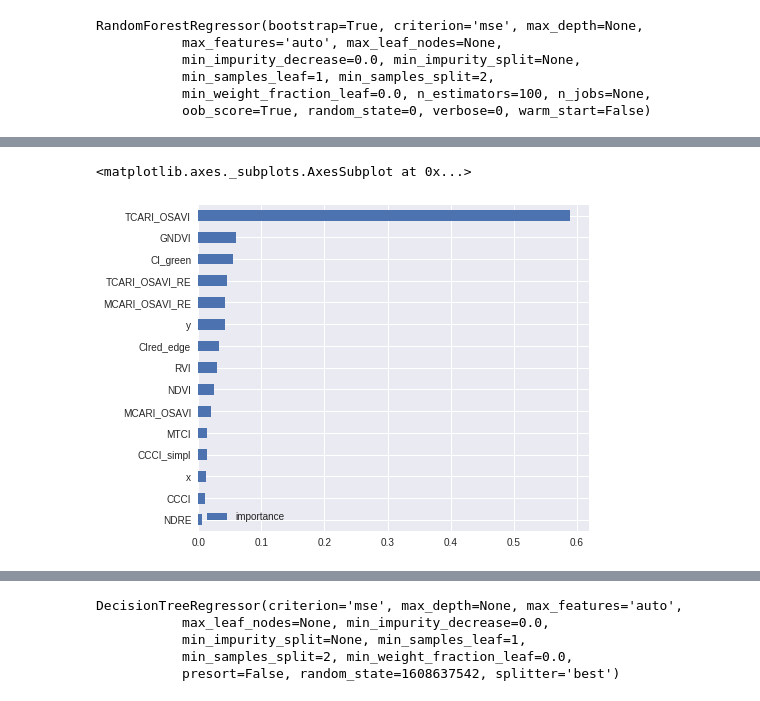
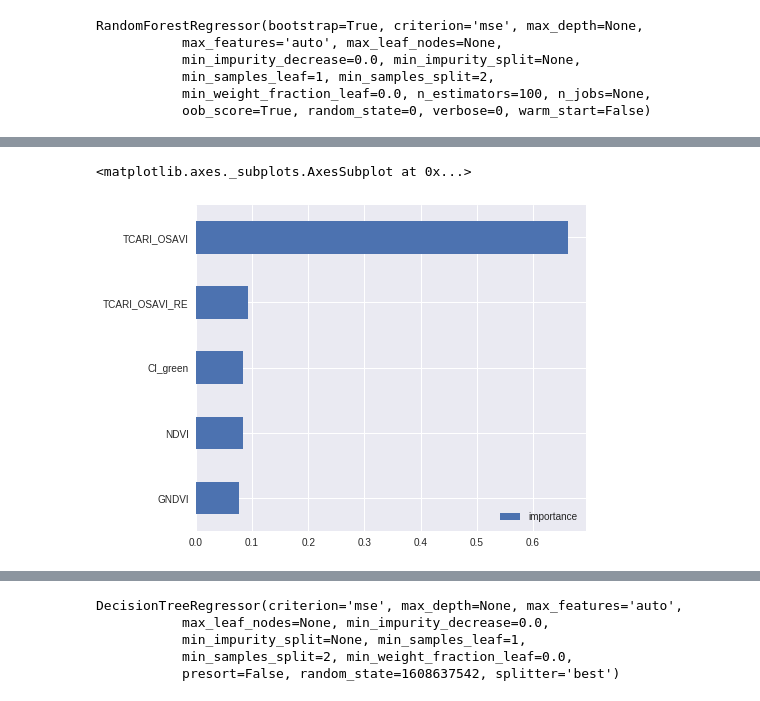
Before and after one commit to jorgemauricio/random_forest, a Jupyter notebook: Random_Forest_sin_fosforo_altura_x_y_nuevos_datos.ipynb, the cells around one changed output, grey strips where cells are left out. Saved outputs shown, nothing was run; the diff lists cells and outputs as text; code cells hidden in the pictures.

Commit message:
random forest solo variables

```diff
--- a/Random_Forest_sin_fosforo_altura_x_y_nuevos_datos.ipynb
+++ b/Random_Forest_sin_fosforo_altura_x_y_nuevos_datos.ipynb
@@ -149,9 +106,3 @@ X[numeric_variables].head(10)
 | 7 | 673177 | 2834950 | 0.305626 | 1.257123 | 0.090900 | 0.270798 | 0.197606 | 0.644648 | 1.391197 | ... |
 | 8 | 673184 | 2834661 | 0.308447 | 1.207189 | 0.086401 | 0.273490 | 0.173436 | 0.591143 | 1.378921 | ... |
 | 9 | 673198 | 2834685 | 0.289723 | 1.100163 | 0.074131 | 0.226684 | 0.114325 | 0.598586 | 1.355004 | ... |
-# %%
-from sklearn.preprocessing import LabelEncoder
-
-lb_make = LabelEncoder()
-X["C_TEXTURAL"] = lb_make.fit_transform(X["CLASE TEXTURAL"])
-X.head(10)
@@ -178,7 +116,8 @@ X.head()
 | 3 | 09/11/2017 | 673030 | 2834850 | 0.296775 | 1.191791 | 0.094331 | 0.268019 | 0.236521 | 0.704585 | ... |
 | 4 | 09/11/2017 | 673053 | 2834876 | 0.239374 | 1.052623 | 0.099655 | 0.230299 | 0.288989 | 0.957019 | ... |
 # %%
-X.drop("CLASE TEXTURAL", axis=1, inplace=True)
+X.drop("x", axis=1, inplace=True)
+X.drop("y", axis=1, inplace=True)
 #X.drop("P2O5 mg/kg", axis=1, inplace=True)
 #X.drop("P2O5 kg/ha", axis=1, inplace=True)
 X.head()
@@ -193,3 +131,26 @@ X.head()
+# %%
+"""
+numeric_variables = ['MCARI_OSAVI',
+ 'CI_green',
+ 'NDRE',
+ 'NDVI',
+ 'MCARI_OSAVI_RE',
+ 'MTCI',
+ 'TCARI_OSAVI',
+ 'CCCI_simpl',
+ 'GNDVI',
+ 'CCCI',
+ 'RVI',
+ 'CIred_edge',
+ 'TCARI_OSAVI_RE']
+"""
+
+numeric_variables = ['TCARI_OSAVI_RE',
+                     'CI_green',
+                     'TCARI_OSAVI',
+                     'GNDVI',
+                     'NDVI'
+                    ]
 # %%
 # letś build our first model. I always have oob_score=True. It is a good idea to increase n_estimators
 #  to a number higher than the defaul. in this case the oob_predictions will be based on a forest of 33 trees.
@@ -226,8 +189,8 @@ X.drop(["FECHA"], axis=1, inplace=True)
 # %%
 model = RandomForestRegressor(100, oob_score=True, n_jobs=-1, random_state=0)
-model.fit(X,y)
+model.fit(X[numeric_variables],y)
 
-print(model.score(X,y))
+print(model.score(X[numeric_variables],y))
 
 # binary values in y
 #print("c-stat: ", roc_auc_score(y, model.oob_prediction_))
@@ -243,11 +204,11 @@ array([0.01303828, 0.04234708, 0.020315  , 0.054808  , 0.00523113,
 # %%
 # simple version that shows all of the variables
-feature_importances = pd.DataFrame({"importance": model.feature_importances_}, index=X.columns)
+feature_importances = pd.DataFrame({"importance": model.feature_importances_}, index=X[numeric_variables].columns)
 feature_importances.sort_values(by=["importance"], inplace=True)
 feature_importances.plot(kind="barh", figsize=(7,6))
 # %% [output]
 <matplotlib.axes._subplots.AxesSubplot at 0x...>
-[figure, old version]
+[figure, new version]
 # %%
 results = []
 n_estimator_options = [30, 50, 100, 200, 500, 1000, 2000]
```
Also changed, not shown: parts of 32 cells of this notebook, 2 other files.
